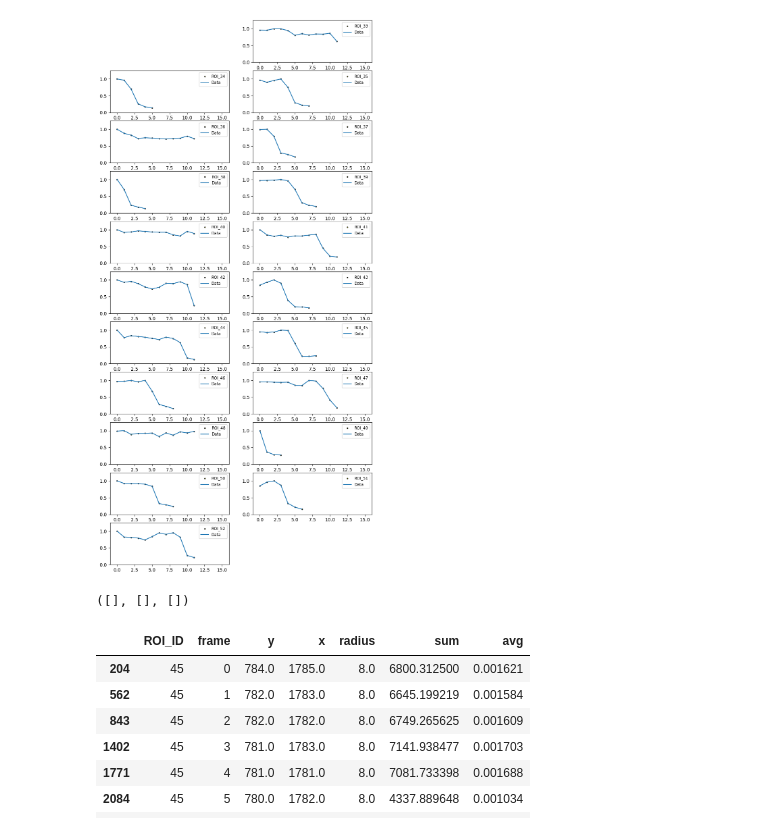
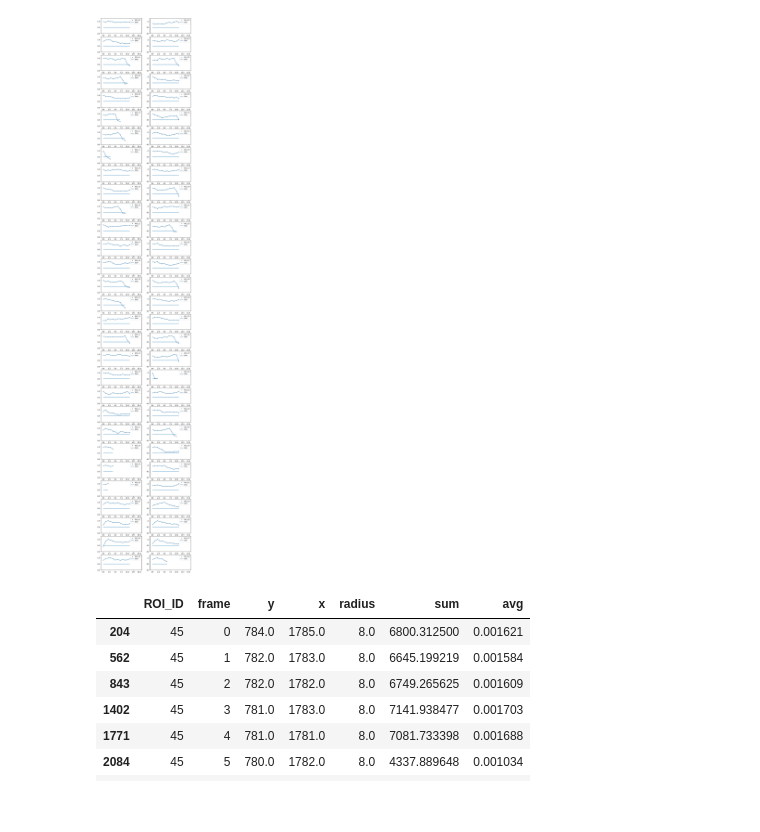
Before and after one commit to jglichowsk/organelle-measure, a Jupyter notebook: organelle_measure/notebooks/myo1-globular-timelapse-analysis.ipynb, the cells around one changed output. Cells and saved outputs as stored; diff of their text form; code cells hidden in the pictures; blank space fills up the shorter version.

Commit message:
added myo1 dynamic analyses, commented mcmc code, began transition to mult conf time series setup

```diff
--- a/organelle_measure/notebooks/myo1-globular-timelapse-analysis.ipynb
+++ b/organelle_measure/notebooks/myo1-globular-timelapse-analysis.ipynb
@@ -286,7 +298,8 @@ novrun.to_csv(r'C:\Users\jglic\Downloads\11-5-25 myo1-mLemon\Run_2\eyrbow-yellow
 # janrun.to_csv(r'C:\Users\jglic\Downloads\Run_2\signal-analysis_12122025.csv', index=False)
 # janrun.to_csv(r'C:\Users\jglic\Downloads\1-29-26 myo1-mLemon photobleaching\signal-analysis_01292026_Run-1.csv',index=False)
 # %%
-novdf=pd.read_csv(r'C:\Users\jglic\Downloads\11-5-25 myo1-mLemon\Run_2\eyrbow-yellowconfocal_zstack-avg-proj_myo1_fov2_upscaled.csv')
+# smoodf=pd.read_csv(r'C:\Users\jglic\Downloads\6-10-26 myo1 high time res\smooth_SUM-confyellow-jg_06102026_ey2795-myo1_glucose-2.0_fov1_r=4.csv')
+novdf=pd.read_csv(r'C:\Users\jglic\Downloads\11052025 myo1\eyrbow-yellowconfocal_zstack-avg-proj_myo1_fov2.csv')
 # df_12122025=pd.read_csv(r'C:\Users\jglic\Downloads\Run_2\signal-analysis_12122025.csv')
 # df_01222026=pd.read_csv(r'C:\Users\jglic\Downloads\1-22-26 myo1-mLemon\signal-analysis_01222026.csv')
 # df_01292026_r1=pd.read_csv(r'C:\Users\jglic\Downloads\1-29-26 myo1-mLemon photobleaching\signal-analysis_01292026_Run-1.csv')
@@ -421,5 +452,13 @@ plt.legend()
 # %%
-def roi_subplots(df: pd.DataFrame, num_rows: int, num_columns: int=2, metric: str='sum', normalize: bool=True, fit: bool=False, corr: bool=True, plot_fit: bool=False):
+def photobleach_correction(vals: np.ndarray,x: np.ndarray,a: float,b: float,c: float):
+    """
+    Args: Arrays of uncorrected pixel intensity value and frame indices; Three fitting paramters for exponential fit.
+    Outputs: Array of corrected pixel intensity values.
+    """
+    output_ls=[vals[i]/exp_fnc(x[i],a,b,c) for i in range(len(vals))]
+    return output_ls
+
+def roi_subplots(df: pd.DataFrame, num_rows: int, num_columns: int=2, metric: str='sum', normalize: bool=True, thresh: float=0.5, fit: bool=False, corr: bool=True, plot_fit: bool=False):
     """
     Args: Dataframe containing ROI_ID and pixel metric info, row & column dimensions, and optional argument to designate alternative metric.
     Outputs: Fitting parameters for exponential function. Figure consisting of subplots.
@@ -430,7 +469,7 @@ def roi_subplots(df: pd.DataFrame, num_rows: int, num_columns: int=2, metric: st
     #Median parameters of exponential decay fits for 01292026_r2 data
     a_med,b_med,c_med=(0.7707111579952284,0.0620886804972008,0.1568112942306607)
 
-    for roi_id in np.unique(df['ROI_ID'].values)[33:53]:
+    for roi_id in np.unique(df['ROI_ID'].values)[200:260]:
         roi_subset=df[df['ROI_ID'].values==roi_id].sort_values(by=['frame']) #apply roi mask and sort according to frame to deal with buffer frames out of order
         I_vals=roi_subset[metric].values
         frames=roi_subset['frame'].values
@@ -456,6 +495,7 @@ def roi_subplots(df: pd.DataFrame, num_rows: int, num_columns: int=2, metric: st
             plt.plot(frames, exp_fnc(roi_subset['frame'].values, *popt), 'k--',label='fit: a=%5.3f, b=%5.3f, c=%5.3f' % tuple(popt)) #plot exp fit
         plt.scatter(frames,I_vals,s=4,c='y',edgecolors='k', label='ROI_'+str(roi_id))
         plt.plot(frames,I_vals, label='Data')#plots desired metric as function of frame (proxy for time)
+        plt.hlines(y=thresh,xmin=frames[0],xmax=frames[-1])
 
         # plt.ylabel('Pixel Intesity (AU)')
         # plt.xlabel('Frame (5 min intervals)')
@@ -464,21 +504,15 @@ def roi_subplots(df: pd.DataFrame, num_rows: int, num_columns: int=2, metric: st
         plt.legend(loc='best', fontsize='small')
 
     plt.show()
-    return a_vals,b_vals,c_vals
-
-def photobleach_correction(vals: np.ndarray,x: np.ndarray,a: float,b: float,c: float):
-    """
-    Args: Arrays of uncorrected pixel intensity value and frame indices; Three fitting paramters for exponential fit.
-    Outputs: Array of corrected pixel intensity values.
-    """
-    output_ls=[vals[i]/exp_fnc(x[i],a,b,c) for i in range(len(vals))]
-    return output_ls
+    if fit==True:
+        return a_vals,b_vals,c_vals
+    else:
+        return
 # %%
-roi_subplots(novdf, num_rows=int(len(np.unique(novdf['ROI_ID'].values))/2),fit=False,corr=False)
+roi_subplots(novdf, num_rows=int(len(np.unique(novdf['ROI_ID'].values))/2),fit=False,corr=False, thresh=0.5)
 # roi_subplots(df_01222026, num_rows=int(len(np.unique(df_01222026['ROI_ID'].values))/2),fit=False,corr=True)
 # %% [output]
-[figure, old version]
+[figure, new version]
-([], [], [])
 # %%
 novdf.loc[novdf.ROI_ID==45]
 # %% [output]
```
Also changed, not shown: parts of 21 cells of this notebook, 8 other files.
